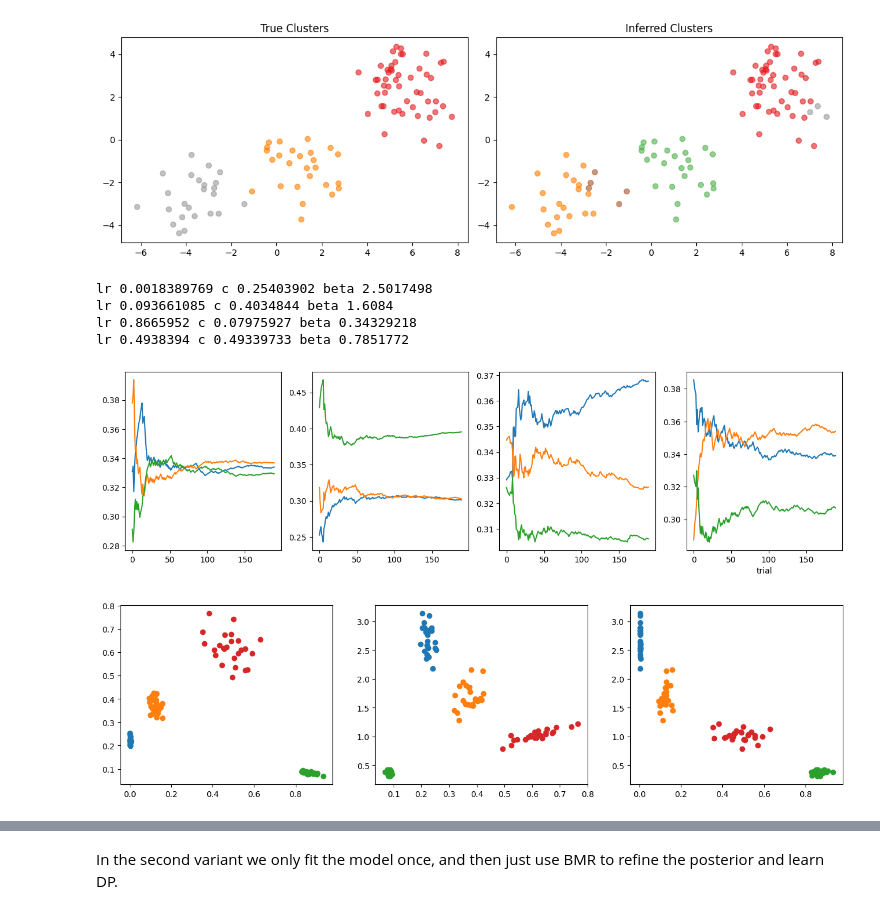
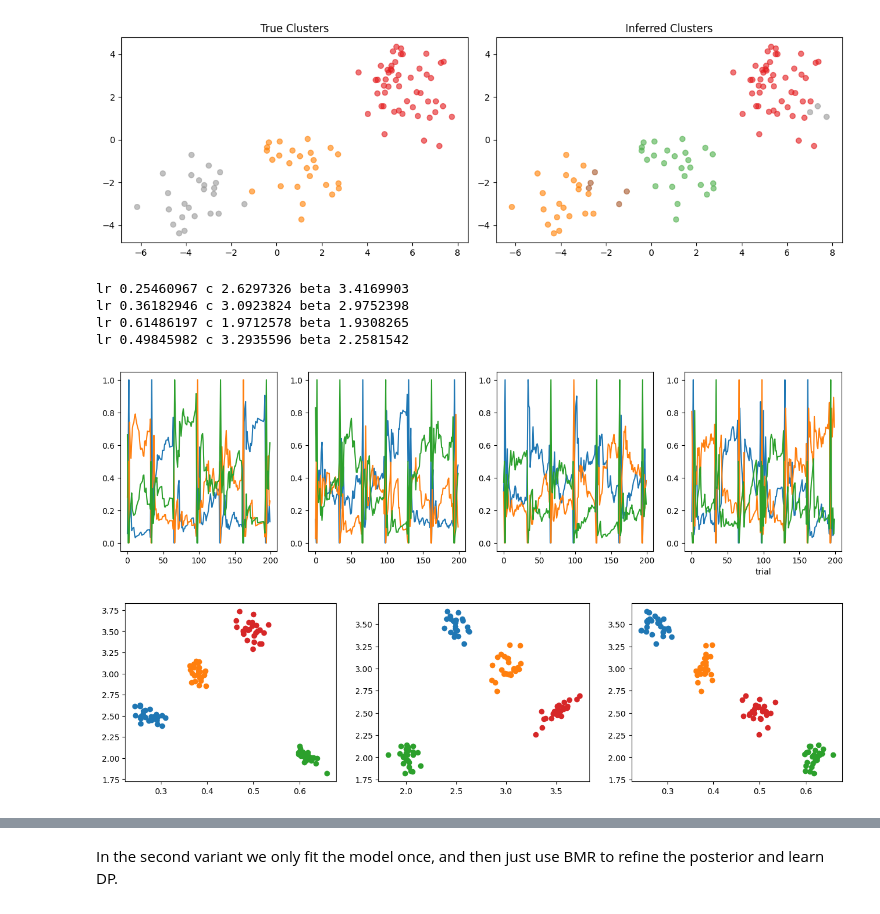
Before and after one commit to dimarkov/pybefit, a Jupyter notebook: examples/dp_priors/dp_priors_for_agents.ipynb, the cells around one changed output, grey strips where cells are left out. Drawn from its saved outputs; the diff is of its cells as text; code cells hidden in the pictures.

```diff
--- a/examples/dp_priors/dp_priors_for_agents.ipynb
+++ b/examples/dp_priors/dp_priors_for_agents.ipynb
@@ -289,8 +287,8 @@ plt.tight_layout()
 # %% [output]
 [figure]
 # %%
-blocks = 20
-trials = 10
+blocks = 48
+trials = 32
 num_arms = 3
 num_agents = 100
 key = jr.PRNGKey(3447811)
@@ -299,7 +297,15 @@ key = jr.PRNGKey(3447811)
 def make_task(key, num_agents):
     # create task environment
     key, _key = jr.split(key)
-    probs = jr.dirichlet(_key, jnp.ones(num_arms), shape=(num_agents,))
+    probs = jr.dirichlet(
+        _key,
+        jnp.ones(num_arms),
+        shape=(
+            blocks,
+            1,
+            1,
+        ),
+    )
     key, _key = jr.split(key)
     outcomes = jr.binomial(key, 1, probs, shape=(blocks, trials, num_agents, num_arms))
 
@@ -325,7 +331,6 @@ opts_transform = {
 }
 
 
-# posterior = Guide(Posterior(num_params, num_agents, backend="numpyro"))
 def make_model_and_sample(key, hyperparams, num_agents, return_model=False):
     key, _key = jr.split(key)
     mab_task = make_task(_key, num_agents)
@@ -368,14 +373,14 @@ P = dist.Wishart(
 L = jnp.linalg.cholesky(jnp.linalg.inv(P))
 key, _key = jr.split(key)
 
-v0 = jnp.array([-1.5, -0.5, 0, 0.5])
+v0 = jnp.array([-1.0, -0.5, 0, 0.5])
 vals = []
 for _ in range(num_params):
     key, _key = jr.split(key)
     vals.append(jr.permutation(_key, v0))
 loc = jnp.stack(vals, -1)
 
-loc -= jnp.array([2.0 / 4.0, 0.5, 1.5])
+loc -= jnp.array([0.0, -1.0, -1.0])
 
 true_hyperparams = {"loc": loc, "scale_tril": L}
 
@@ -386,18 +391,18 @@ prior_predictive_sample, true_vals = vmap(make_model_and_sample, in_axes=(0, 0,
 # %%
 fig, axes = plt.subplots(1, 4, figsize=(16, 4))
 s = 0
 for i in range(4):
     print("lr", true_vals[0][i, s], "c", true_vals[1][i, s], "beta", true_vals[2][i, s])
     logits = prior_predictive_sample["logits"][i, 0][1:, :, s, :].reshape(-1, num_arms)
-    axes[i].plot(nn.softmax(logits, -1))
+    axes[i].plot(nn.softmax(logits, -1)[:200])
 
 plt.xlabel("trial");
 # %% [output]
-lr 0.0018389769 c 0.25403902 beta 2.5017498
-lr 0.093661085 c 0.4034844 beta 1.6084
-lr 0.8665952 c 0.07975927 beta 0.34329218
-lr 0.4938394 c 0.49339733 beta 0.7851772
+lr 0.25460967 c 2.6297326 beta 3.4169903
+lr 0.36182946 c 3.0923824 beta 2.9752398
+lr 0.61486197 c 1.9712578 beta 1.9308265
+lr 0.49845982 c 3.2935596 beta 2.2581542
-[figure, old version]
+[figure, new version]
 # %%
 fig, axes = plt.subplots(1, 3, figsize=(16, 4))
 
@@ -406,7 +411,7 @@ for i in range(4):
     axes[1].scatter(true_vals[1][i], true_vals[2][i])
     axes[2].scatter(true_vals[0][i], true_vals[2][i])
 # %% [output]
-[figure, old version]
+[figure, new version]
 # %%
 def log_likelihood(key, data, hyperparams):
     measurments = {
```
Also changed, not shown: parts of 7 cells of this notebook, 2 other files.
